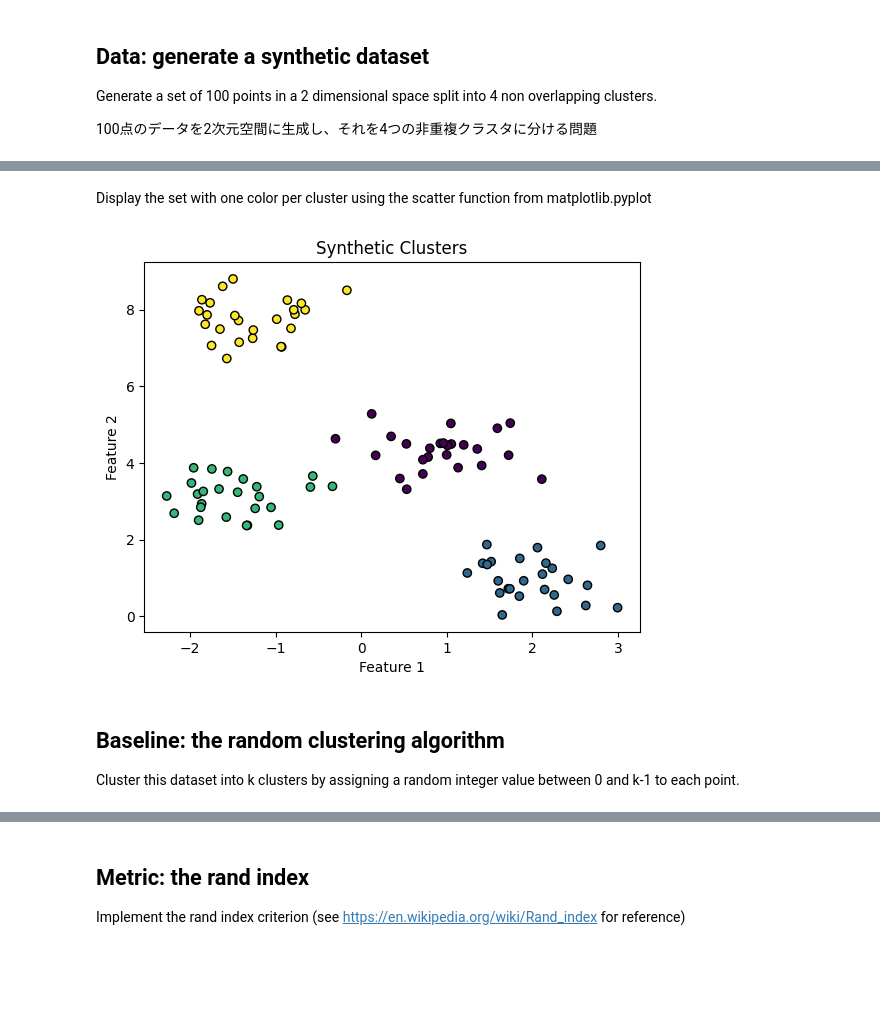
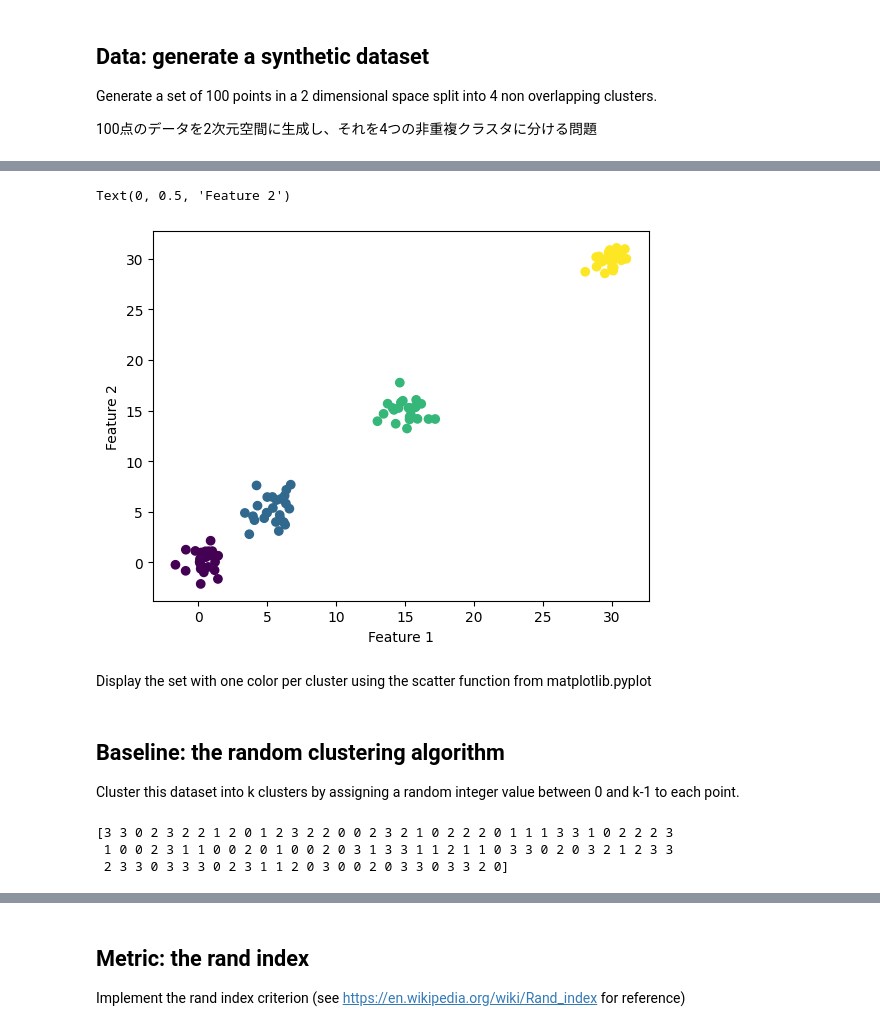
Before and after one commit to soso0024/python-ARTIN, a Jupyter notebook: Lab1/artinClustering.ipynb, the cells around one changed output, grey strips where cells are left out. Cells and saved outputs as stored; diff of their text form; code cells hidden in the pictures; blank space fills up the shorter version.

Commit message:
add the program of clustering in Lab1

```diff
--- a/Lab1/artinClustering.ipynb
+++ b/Lab1/artinClustering.ipynb
@@ -23,12 +26,12 @@ clusters.
 100点のデータを2次元空間に生成し、それを4つの非重複クラスタに分ける問題
 # %%
 # 適当なデータセットを作成
-np.random.seed(0)
+# np.random.seed(42)
 
 points1 = np.random.randn(25, 2)
-points2 = np.random.randn(25, 2) + np.array([3, 0])
-points3 = np.random.randn(25, 2) + np.array([6, 0])
-points4 = np.random.randn(25, 2) + np.array([9, 0])
+points2 = np.random.randn(25, 2) + np.array([5, 5])
+points3 = np.random.randn(25, 2) + np.array([15, 15])
+points4 = np.random.randn(25, 2) + np.array([30, 30])
 
 print("points1:\n" + str(points1))
 # %% [output]
@@ -75,0 +55,11 @@ X, y = make_blobs(n_samples=100, centers=4, cluster_std=0.5, random_state=0)
+# %%
+# 各クラスタにラベルを割り当てる
+labels1 = np.zeros(25)  # points1に0のラベルを割り当てる
+labels2 = np.ones(25)   # points2に1のラベルを割り当てる
+labels3 = np.full(25, 2)  # points3に2のラベルを割り当てる（np.fullで全要素を2にする）
+labels4 = np.full(25, 3)  # points4に3のラベルを割り当てる（np.fullで全要素を3にする）
+
+# ラベル配列を結合する
+truth_labels = np.r_[labels1, labels2, labels3, labels4]
+
+print(truth_labels)
@@ -75,0 +72,3 @@ X, y = make_blobs(n_samples=100, centers=4, cluster_std=0.5, random_state=0)
+# %%
+points = np.r_[points1, points2, points3, points4]
+print(points);
@@ -76,13 +93,12 @@ X, y = make_blobs(n_samples=100, centers=4, cluster_std=0.5, random_state=0)
+# %%
+plt.scatter(points[:, 0], points[:, 1], c=truth_labels)
+plt.xlabel('Feature 1')
+plt.ylabel('Feature 2')
+# %% [output]
+Text(0, 0.5, 'Feature 2')
+[figure, added]
 # %% [markdown]
 Display the set with one color per cluster using the scatter function from matplotlib.pyplot
-# %%
-plt.scatter(X[:, 0], X[:, 1], c=y, marker='o', edgecolor='black')
-plt.title('Synthetic Clusters')
-plt.xlabel('Feature 1')
-plt.ylabel('Feature 2')
-plt.show()
-# %% [output]
-[figure, removed]
 # %% [markdown]
 ## Baseline: the random clustering algorithm
 
@@ -89,0 +125,7 @@ Cluster this dataset into k clusters by assigning a random integer value between
+# %%
+pred_labels = generate_random_labels(len(points), 4)
+print(pred_labels)
+# %% [output]
+[3 3 0 2 3 2 2 1 2 0 1 2 3 2 2 0 0 2 3 2 1 0 2 2 2 0 1 1 1 3 3 1 0 2 2 2 3
+ 1 0 0 2 3 1 1 0 0 2 0 1 0 0 2 0 3 1 3 3 1 1 2 1 1 0 3 3 0 2 0 3 2 1 2 3 3
+ 2 3 3 0 3 3 3 0 2 3 1 1 2 0 3 0 0 2 0 3 3 0 3 3 2 0]
```
Also changed, not shown: parts of 24 cells of this notebook, 1 other file.
